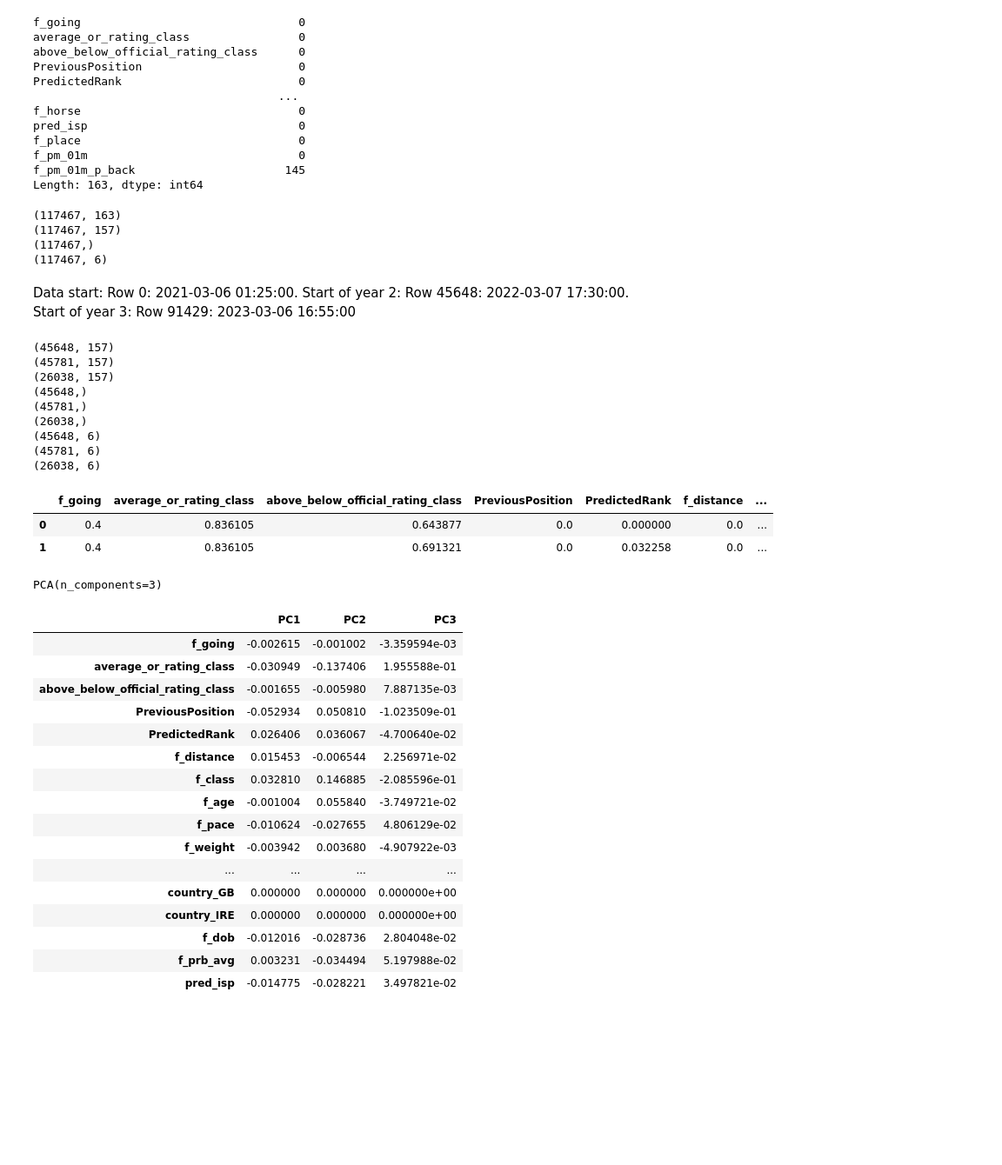
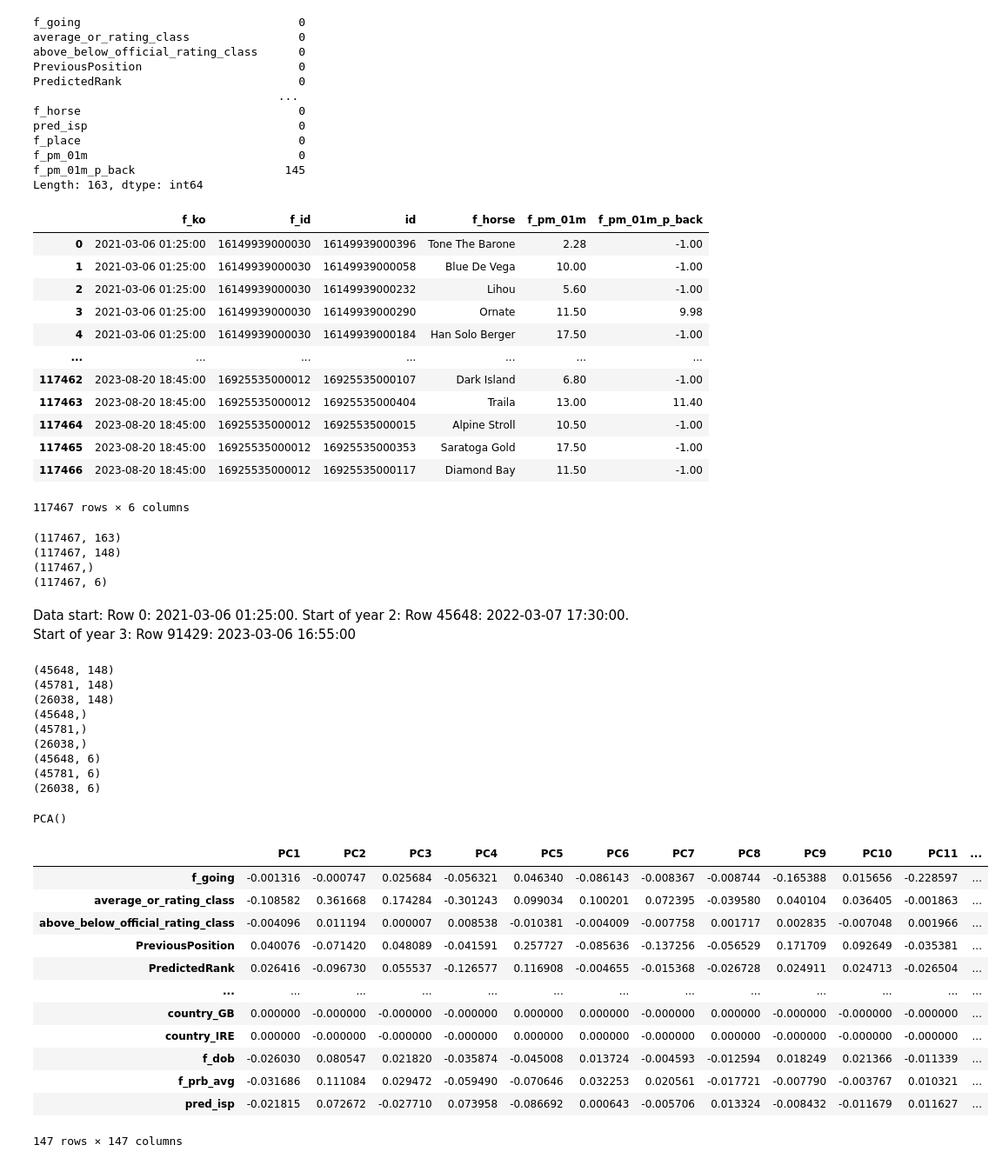
Before and after one commit to lucasglanville/and_theyre_off_backend, a Jupyter notebook: notebooks/Model_Testing.ipynb, the cells around one changed output. Shown at 87% size. Cells and saved outputs as stored; diff of their text form; code cells hidden in the pictures; blank space fills up the shorter version.

```diff
--- a/notebooks/Model_Testing.ipynb
+++ b/notebooks/Model_Testing.ipynb
@@ -516,10 +516,29 @@ pd.set_option('display.max_columns', None)
 data = data.reset_index(drop=True)
 # %%
 backtest = data[['f_ko','f_id', 'id','f_horse','f_pm_01m', 'f_pm_01m_p_back']]
+# %%
+backtest
+# %% [output]
+|  | f_ko | f_id | id | f_horse | f_pm_01m | f_pm_01m_p_back |
+| 0 | 2021-03-06 01:25:00 | 16149939000030 | 16149939000396 | Tone The Barone | 2.28 | -1.00 |
+| 1 | 2021-03-06 01:25:00 | 16149939000030 | 16149939000058 | Blue De Vega | 10.00 | -1.00 |
+| 2 | 2021-03-06 01:25:00 | 16149939000030 | 16149939000232 | Lihou | 5.60 | -1.00 |
+| 3 | 2021-03-06 01:25:00 | 16149939000030 | 16149939000290 | Ornate | 11.50 | 9.98 |
+| 4 | 2021-03-06 01:25:00 | 16149939000030 | 16149939000184 | Han Solo Berger | 17.50 | -1.00 |
+| ... | ... | ... | ... | ... | ... | ... |
+| 117462 | 2023-08-20 18:45:00 | 16925535000012 | 16925535000107 | Dark Island | 6.80 | -1.00 |
+| 117463 | 2023-08-20 18:45:00 | 16925535000012 | 16925535000404 | Traila | 13.00 | 11.40 |
+| 117464 | 2023-08-20 18:45:00 | 16925535000012 | 16925535000015 | Alpine Stroll | 10.50 | -1.00 |
+| 117465 | 2023-08-20 18:45:00 | 16925535000012 | 16925535000353 | Saratoga Gold | 17.50 | -1.00 |
+| 117466 | 2023-08-20 18:45:00 | 16925535000012 | 16925535000117 | Diamond Bay | 11.50 | -1.00 |
+117467 rows × 6 columns
 # %%
 y = data['f_place']
 # %%
-X = data.drop(columns=['f_pm_01m', 'f_pm_01m_p_back' , 'f_place', 'f_id', 'id', 'f_horse'])
+X = data.drop(columns=['f_pm_01m', 'f_pm_01m_p_back' , 'f_place', 'f_id', 'id', 'f_horse',
+                       'trainer_runs_l200r', 'trainer_runs_l50r', 'trainer_runs_l16r',
+                       'jockey_runs_l200r', 'jockey_runs_l50r', 'jockey_runs_l16r',
+                      'horse_runs_l10r', 'horse_runs_l5r', 'horse_runs_l2r'])
 # %%
 print(data.shape)
 print(X.shape)
@@ -527,6 +546,6 @@ print(y.shape)
 print(backtest.shape)
 # %% [output]
 (117467, 163)
-(117467, 157)
+(117467, 148)
 (117467,)
 (117467, 6)
@@ -563,9 +574,9 @@ print(backtest_train.shape)
 print(backtest_val.shape)
 print(backtest_test.shape)
 # %% [output]
-(45648, 157)
-(45781, 157)
-(26038, 157)
+(45648, 148)
+(45781, 148)
+(26038, 148)
 (45648,)
 (45781,)
 (26038,)
@@ -578,41 +591,31 @@ X_train_PCA = X_train.drop(columns=['f_ko'])
-# %%
-X_train_PCA.head(2)
-# %% [output]
-|  | f_going | average_or_rating_class | above_below_official_rating_class | PreviousPosition | PredictedRank | f_distance | ... |
-| 0 | 0.4 | 0.836105 | 0.643877 | 0.0 | 0.000000 | 0.0 | ... |
-| 1 | 0.4 | 0.836105 | 0.691321 | 0.0 | 0.032258 | 0.0 | ... |
 # %%
-pca = PCA(n_components=3)
+pca = PCA()
 pca.fit(X_train_PCA)
 # %% [output]
-PCA(n_components=3)
+PCA()
 # %%
 horse_features = X_train_PCA.columns
 
-# Access our 13 PCs
+# Access our 157 PCs
 W = pca.components_
 
 # Print PCs as COLUMNS
 W = pd.DataFrame(W.T,
                  index=horse_features,
-                 columns=[f'PC{i}' for i in range(1, 4)])
+                 columns=[f'PC{i}' for i in range(1, 148)])
 W
 # %% [output]
-|  | PC1 | PC2 | PC3 |
-| f_going | -0.002615 | -0.001002 | -3.359594e-03 |
-| average_or_rating_class | -0.030949 | -0.137406 | 1.955588e-01 |
-| above_below_official_rating_class | -0.001655 | -0.005980 | 7.887135e-03 |
-| PreviousPosition | -0.052934 | 0.050810 | -1.023509e-01 |
-| PredictedRank | 0.026406 | 0.036067 | -4.700640e-02 |
-| f_distance | 0.015453 | -0.006544 | 2.256971e-02 |
-| f_class | 0.032810 | 0.146885 | -2.085596e-01 |
-| f_age | -0.001004 | 0.055840 | -3.749721e-02 |
-| f_pace | -0.010624 | -0.027655 | 4.806129e-02 |
-| f_weight | -0.003942 | 0.003680 | -4.907922e-03 |
-| ... | ... | ... | ... |
-| country_GB | 0.000000 | 0.000000 | 0.000000e+00 |
-| country_IRE | 0.000000 | 0.000000 | 0.000000e+00 |
-| f_dob | -0.012016 | -0.028736 | 2.804048e-02 |
-| f_prb_avg | 0.003231 | -0.034494 | 5.197988e-02 |
-| pred_isp | -0.014775 | -0.028221 | 3.497821e-02 |
+|  | PC1 | PC2 | PC3 | PC4 | PC5 | PC6 | PC7 | PC8 | PC9 | PC10 | PC11 | ... |
+| f_going | -0.001316 | -0.000747 | 0.025684 | -0.056321 | 0.046340 | -0.086143 | -0.008367 | -0.008744 | -0.165388 | 0.015656 | -0.228597 | ... |
+| average_or_rating_class | -0.108582 | 0.361668 | 0.174284 | -0.301243 | 0.099034 | 0.100201 | 0.072395 | -0.039580 | 0.040104 | 0.036405 | -0.001863 | ... |
+| above_below_official_rating_class | -0.004096 | 0.011194 | 0.000007 | 0.008538 | -0.010381 | -0.004009 | -0.007758 | 0.001717 | 0.002835 | -0.007048 | 0.001966 | ... |
+| PreviousPosition | 0.040076 | -0.071420 | 0.048089 | -0.041591 | 0.257727 | -0.085636 | -0.137256 | -0.056529 | 0.171709 | 0.092649 | -0.035381 | ... |
+| PredictedRank | 0.026416 | -0.096730 | 0.055537 | -0.126577 | 0.116908 | -0.004655 | -0.015368 | -0.026728 | 0.024911 | 0.024713 | -0.026504 | ... |
+| ... | ... | ... | ... | ... | ... | ... | ... | ... | ... | ... | ... | ... |
+| country_GB | 0.000000 | -0.000000 | -0.000000 | -0.000000 | 0.000000 | 0.000000 | -0.000000 | 0.000000 | -0.000000 | -0.000000 | -0.000000 | ... |
+| country_IRE | 0.000000 | -0.000000 | -0.000000 | -0.000000 | 0.000000 | 0.000000 | -0.000000 | 0.000000 | -0.000000 | -0.000000 | -0.000000 | ... |
+| f_dob | -0.026030 | 0.080547 | 0.021820 | -0.035874 | -0.045008 | 0.013724 | -0.004593 | -0.012594 | 0.018249 | 0.021366 | -0.011339 | ... |
+| f_prb_avg | -0.031686 | 0.111084 | 0.029472 | -0.059490 | -0.070646 | 0.032253 | 0.020561 | -0.017721 | -0.007790 | -0.003767 | 0.010321 | ... |
+| pred_isp | -0.021815 | 0.072672 | -0.027710 | 0.073958 | -0.086692 | 0.000643 | -0.005706 | 0.013324 | -0.008432 | -0.011679 | 0.011627 | ... |
+147 rows × 147 columns
 # %%
```
Also changed, not shown: parts of 33 cells of this notebook, 6 other files.
